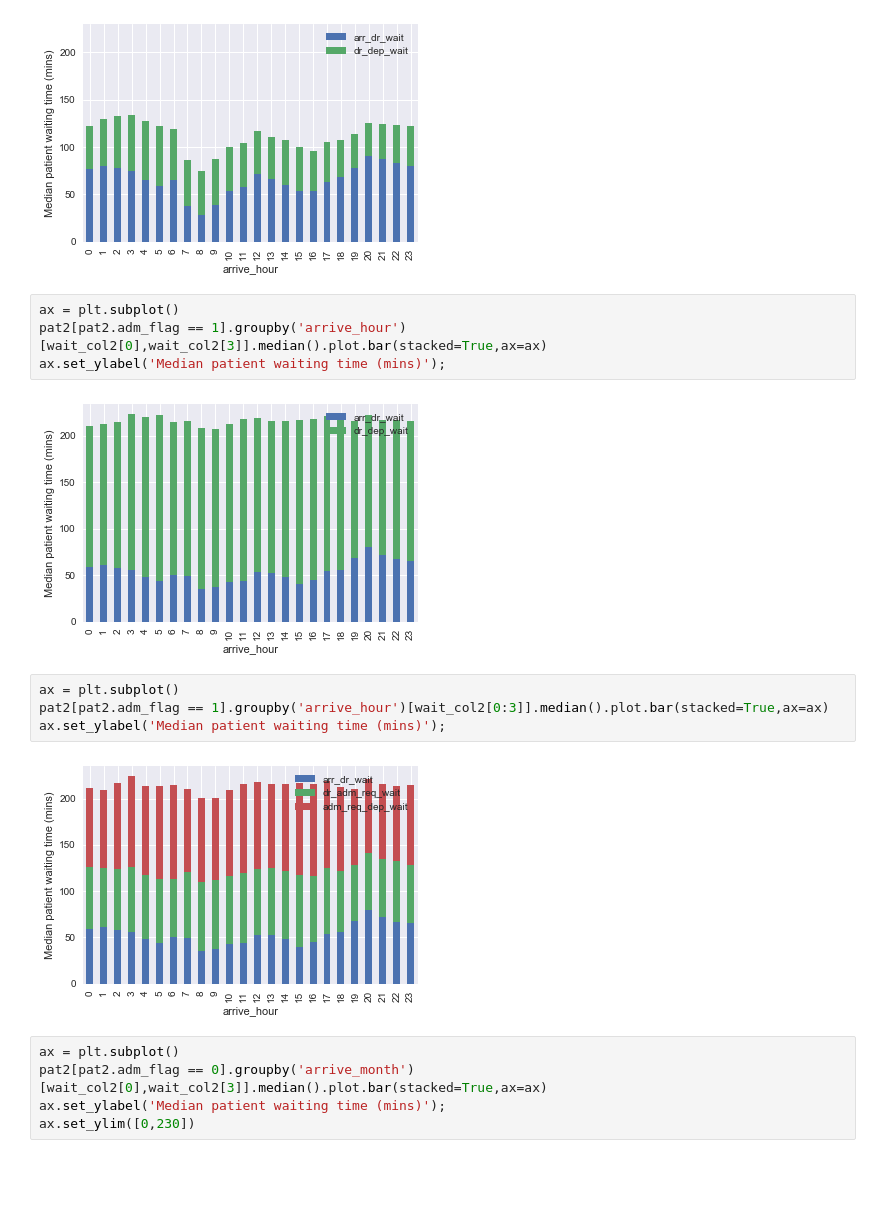
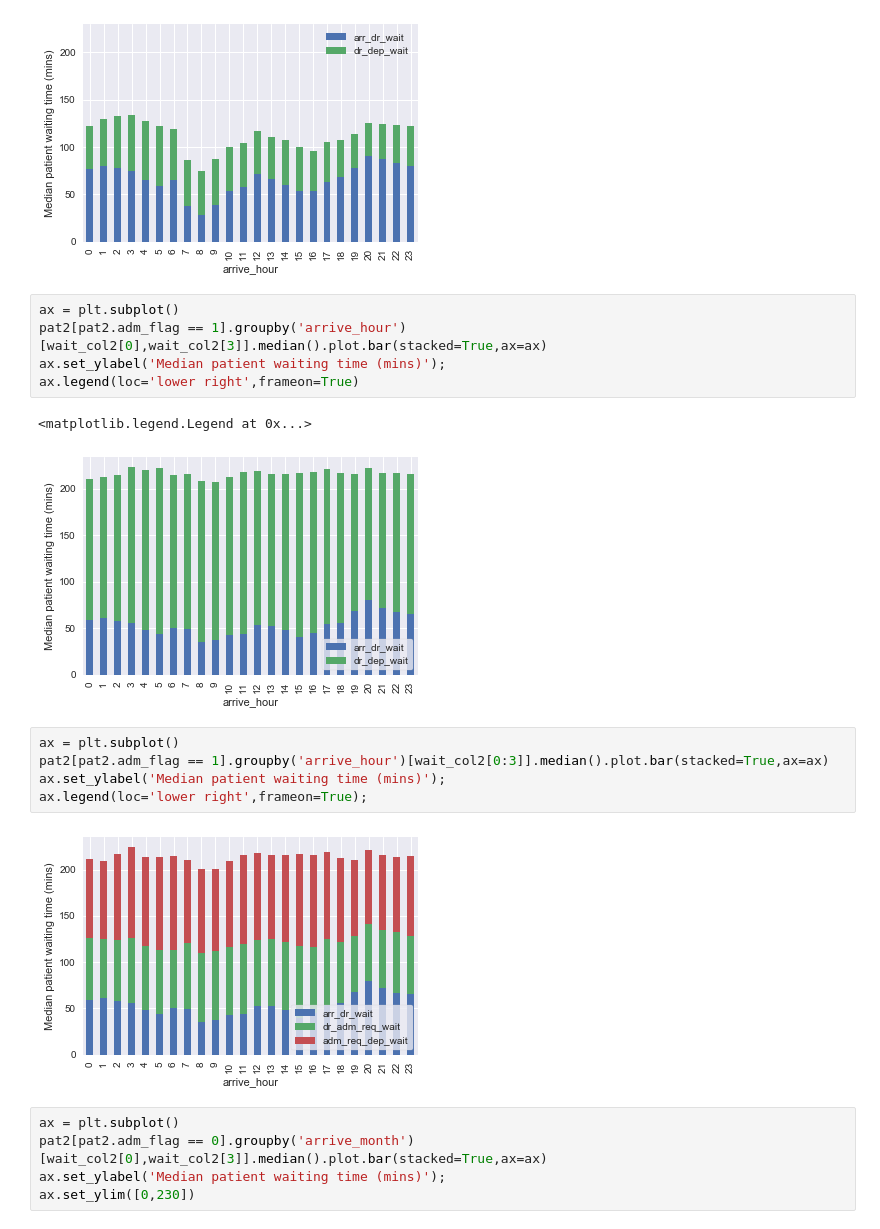
Before and after one commit to BradKeogh/flosp, a Jupyter notebook: hhMAIN.ipynb, the cells around one changed output. Drawn from its saved outputs; the diff is of its cells as text; blank space fills up the shorter version.

```diff
--- a/hhMAIN.ipynb
+++ b/hhMAIN.ipynb
@@ -546,14 +552,17 @@ ax.set_ylim([0,230])
 ax = plt.subplot()
 pat2[pat2.adm_flag == 1].groupby('arrive_hour')[wait_col2[0],wait_col2[3]].median().plot.bar(stacked=True,ax=ax)
 ax.set_ylabel('Median patient waiting time (mins)');
+ax.legend(loc='lower right',frameon=True)
 # %% [output]
+<matplotlib.legend.Legend at 0x...>
-[figure, old version]
+[figure, new version]
 # %%
 ax = plt.subplot()
 pat2[pat2.adm_flag == 1].groupby('arrive_hour')[wait_col2[0:3]].median().plot.bar(stacked=True,ax=ax)
 ax.set_ylabel('Median patient waiting time (mins)');
+ax.legend(loc='lower right',frameon=True);
 # %% [output]
-[figure, old version]
+[figure, new version]
 # %%
 ax = plt.subplot()
 pat2[pat2.adm_flag == 0].groupby('arrive_month')[wait_col2[0],wait_col2[3]].median().plot.bar(stacked=True,ax=ax)
```
Also changed, not shown: parts of 22 cells of this notebook.
